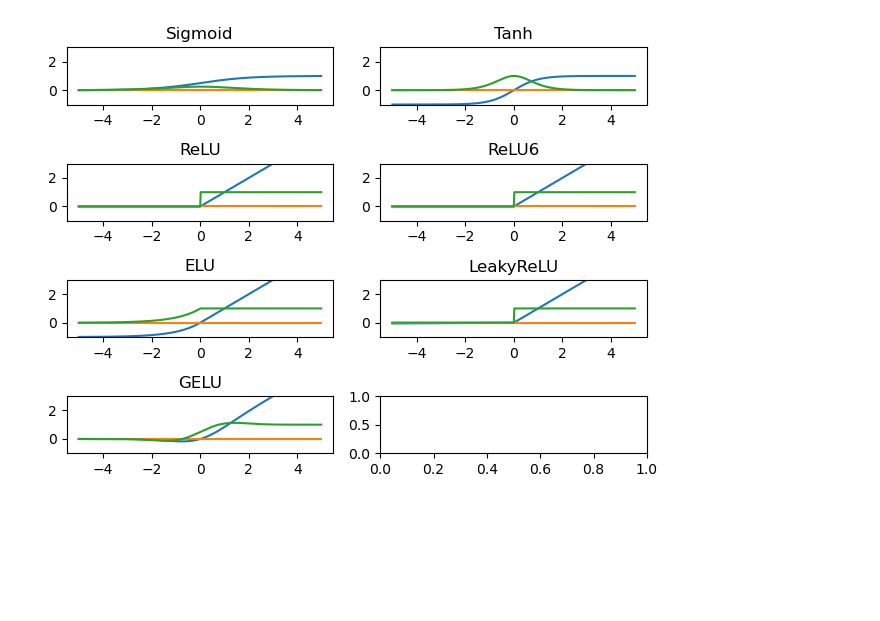
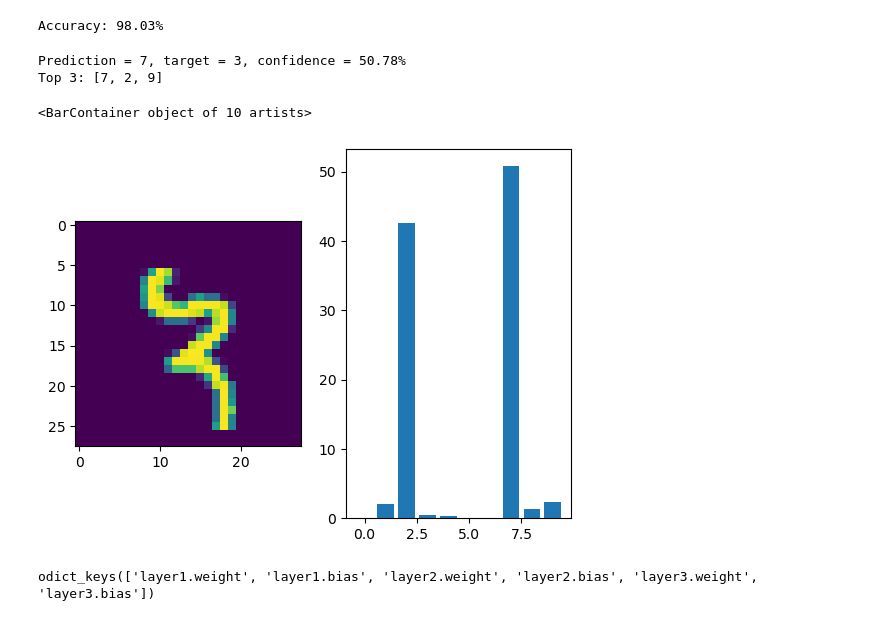
Before and after one commit to wstreyer/MNIST, a Jupyter notebook: Basic_MNIST_Classifier.ipynb, the cells around one changed output. Saved outputs shown, nothing was run; the diff lists cells and outputs as text; code cells hidden in the pictures; blank space fills up the shorter version.

```diff
--- a/Basic_MNIST_Classifier.ipynb
+++ b/Basic_MNIST_Classifier.ipynb
@@ -43,7 +170,52 @@ class BasicMNISTClassifer(nn.Module):
+# %%
+# Perform inference on the test dataset
+samples, targets, predictions = [], [], []
+for batch_samples, batch_targets in tqdm(test_loader):
+    samples += [sample.squeeze() for sample in batch_samples]
+    targets += batch_targets.tolist()
+
+    model.to('cpu')
+    for sample, target in zip(batch_samples, batch_targets):
+        sample = sample.unsqueeze(dim=0)
+        output = model(sample)
+        output = torch.exp(output)
+        prediction = torch.argmax(output)
+        # target = target.item()
+        predictions.append(prediction)
+
+# Calculate accuracy
+accuracy = sum([target == prediction for target, prediction in zip(targets, predictions)])/len(targets)*100
+print(f'Accuracy: {accuracy.item():.2f}%')
+# %% [output]
+Accuracy: 98.03%
+# %%
+# Explore some example predictions from the test set
+batch_index = torch.randint(len(test_loader), (1,))
+batch_samples, batch_targets = test_loader[batch_index]
+sample_index = torch.randint(len(batch_samples), (1,))
+img_sample = batch_samples[sample_index].squeeze()
+sample_target = batch_targets[sample_index]
+plt.subplot(1,2, 1)
+plt.imshow(img_sample)
+img_sample = img_sample.unsqueeze(dim=0).unsqueeze(dim=0)
+output = model(img_sample)
+top3 = torch.argsort(output, descending=True).squeeze()[:3].tolist()
+prediction = top3[0]
+confidence = torch.max(torch.exp(output)).item()*100
+print(f'Prediction = {prediction}, target = {sample_target.item()}, confidence = {confidence:.2f}%')
+print(f'Top 3: {top3}')
+plt.subplot(1,2,2)
+plt.bar(torch.arange(len(output.squeeze())), torch.exp(output.squeeze()).detach()*100)
+# %% [output]
+Prediction = 7, target = 3, confidence = 50.78%
+Top 3: [7, 2, 9]
+<BarContainer object of 10 artists>
+[figure, added]
 # %%
-# Explore strucure of model
-model = BasicMNISTClassifer()
+# Explore structure of model
 model.state_dict().keys()
+# %% [output]
+odict_keys(['layer1.weight', 'layer1.bias', 'layer2.weight', 'layer2.bias', 'layer3.weight', 'layer3.bias'])
 # %%
 # Explore activations
 activations = [
@@ -71,7 +243,7 @@ for num, activation in enumerate(activations):
     y = fnc(x)
     ax = axes[divmod(num, cols)]
     ax.plot(x, y)
-    ax.plot(x, x*0)
+    ax.plot(x, x*0, 'k')
     ax.set_title(activation)
     ax.set_ylim(-1.0, 3.0)
     # numerical grad, assume left of grad tends to zero
@@ -79,5 +251,3 @@ for num, activation in enumerate(activations):
     ax.plot(x, dy)
     fig.tight_layout()
 # fig.subplots_adjust(hspace=0.3, vspace=0.3)
-# %% [output]
-[figure, removed]
```
Also changed, not shown: parts of 17 cells of this notebook.
